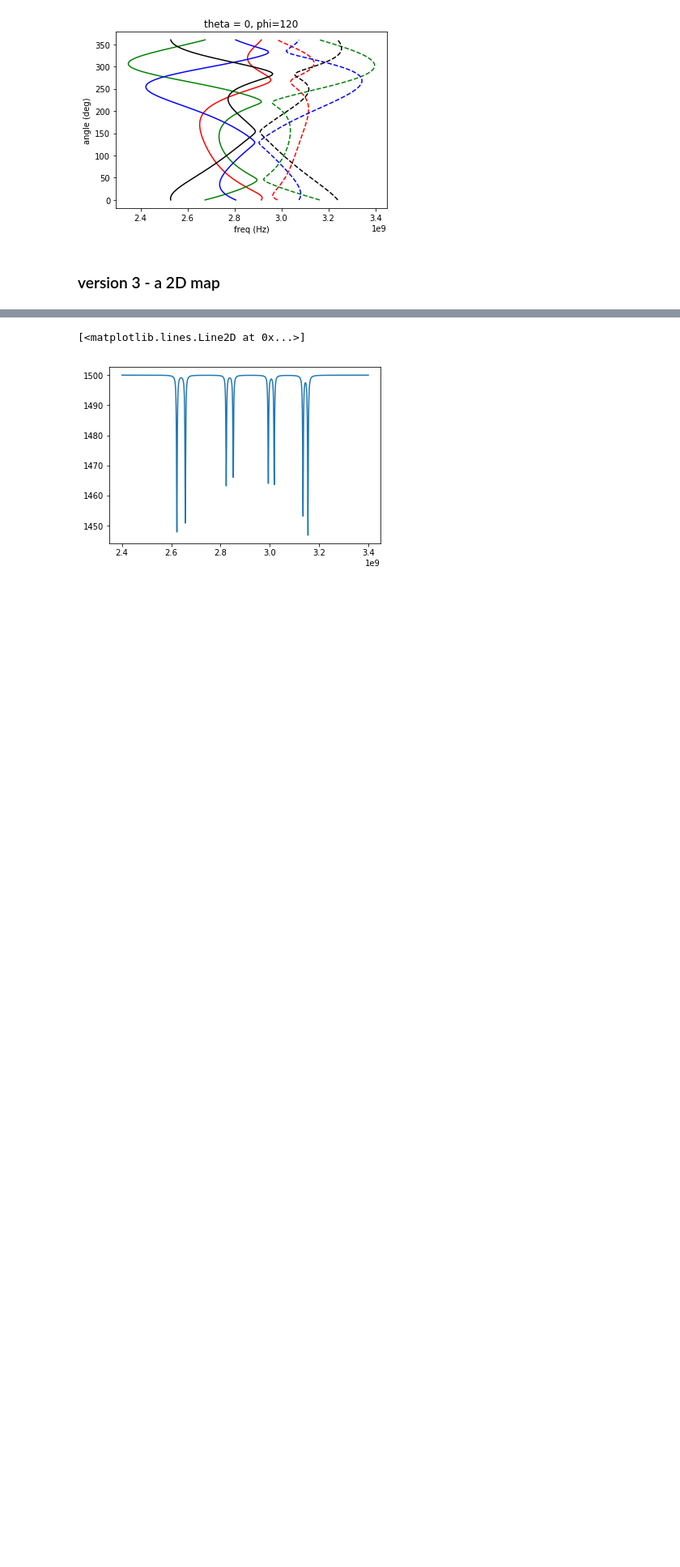
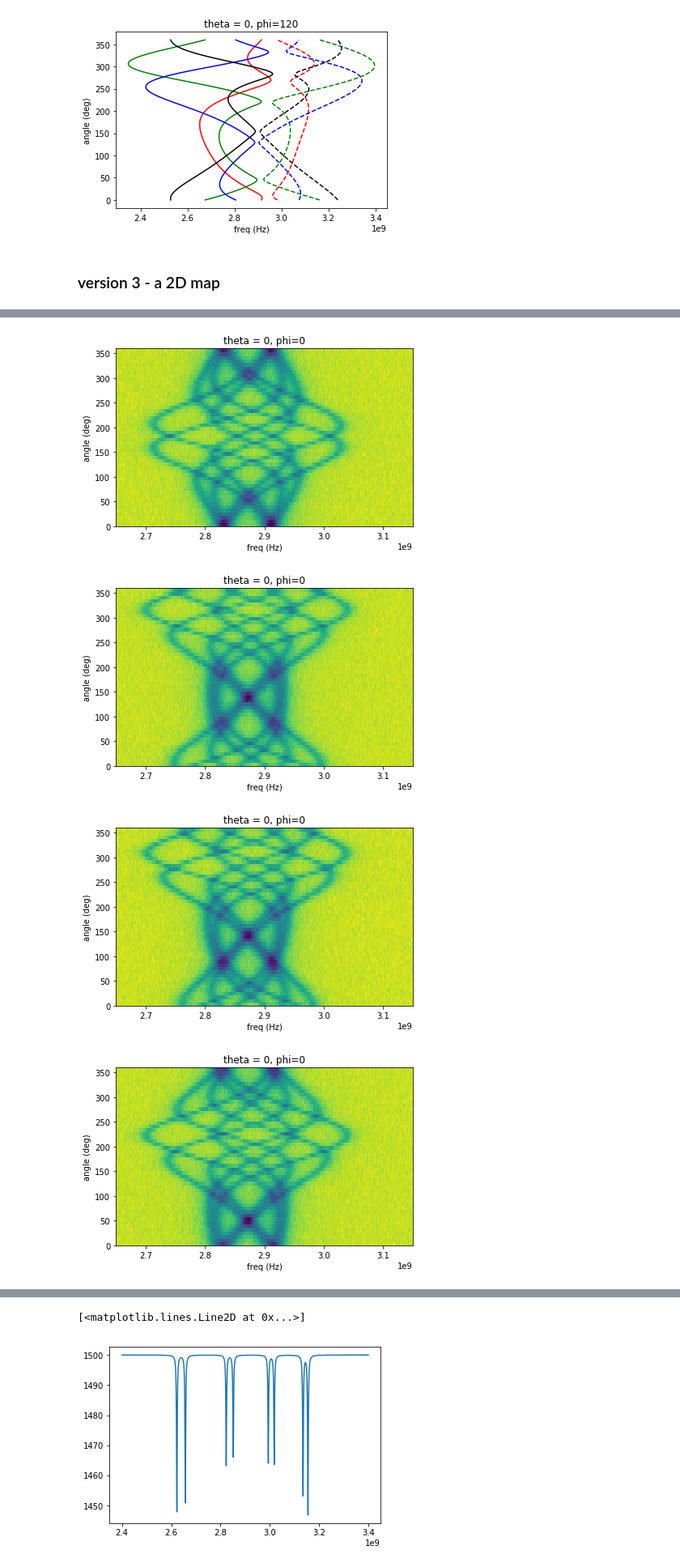
Before and after one commit to JanGieseler/pynvcenter, a Jupyter notebook: notebooks/nv_spectra_dipole_field.ipynb, the cells around one changed output, grey strips where cells are left out. Shown at 81% size. Drawn from its saved outputs; the diff is of its cells as text; code cells hidden in the pictures; blank space fills up the shorter version.

```diff
--- a/notebooks/nv_spectra_dipole_field.ipynb
+++ b/notebooks/nv_spectra_dipole_field.ipynb
@@ -243,3 +320,21 @@ for p in [0, 40, 90, 120]:
+# %%
+displacement = 20
+p = 0
+dipole_height = 80
+angle *=np.pi/180 # convert to radians
+
+
+
+for angle in [0, 40, 90, 120]:
+    x = np.cos(angle) * displacement
+    y = np.sin(angle) * displacement
+    plot_esr_2D_map(particle_radius = 22, nv_radius = 80, nv_x=x, nv_y =y,
+                    dipole_height=dipole_height, theta_mag = 0, phi_mag = p,shot_noise=5)
+# %% [output]
+[figure, added]
+[figure, added]
+[figure, added]
+[figure, added]
 # %%
 displacement = 20
 angle = 115
```
Also changed, not shown: parts of 35 cells of this notebook, 5 other files.
